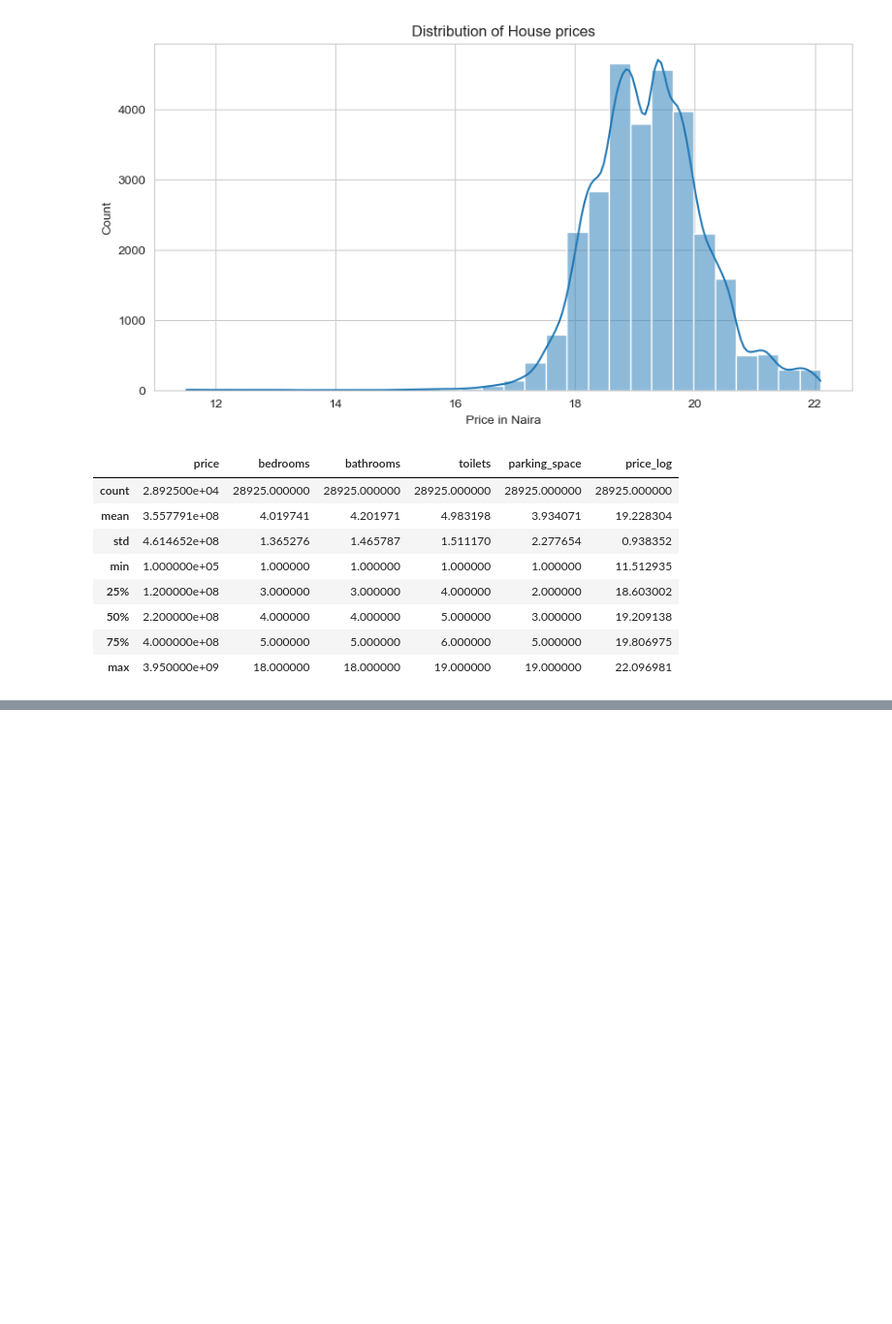
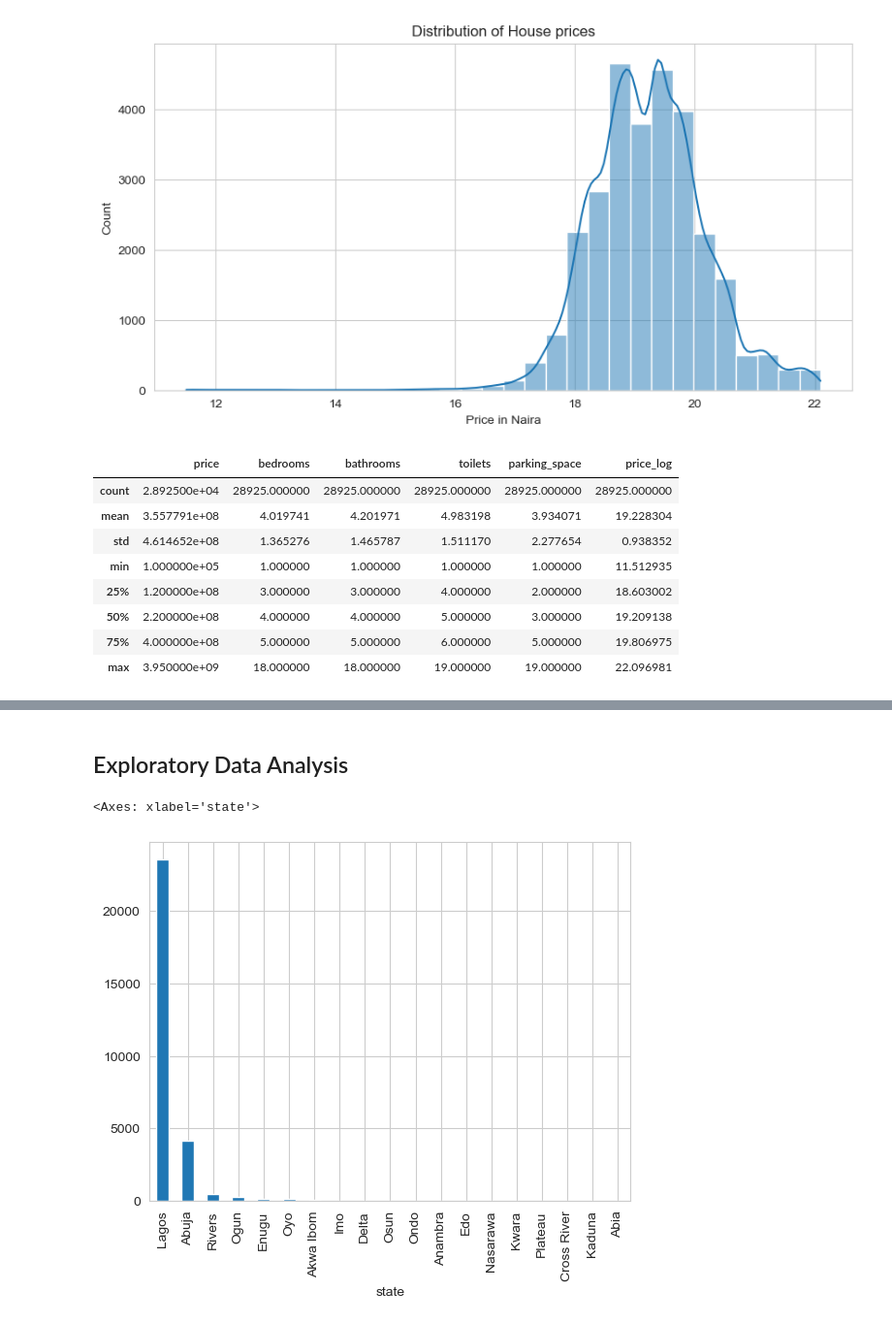
Before and after one commit to kingksjo/ng_houses, a Jupyter notebook: houses_analysis.ipynb, the cells around one changed output, grey strips where cells are left out. Shown at 97% size. Cells and saved outputs as stored; diff of their text form; code cells hidden in the pictures; blank space fills up the shorter version.

```diff
--- a/houses_analysis.ipynb
+++ b/houses_analysis.ipynb
@@ -265,3 +265,4 @@ data.describe()
 | max | 3.950000e+09 | 18.000000 | 18.000000 | 19.000000 | 19.000000 | 22.096981 |
 # %%
 data["type_of_house"] = data["type_of_house"].str.replace(" for sale", "")
+data = data[~data["type_of_house"].str.contains("hotel")]
@@ -267,0 +289,24 @@ data["type_of_house"] = data["type_of_house"].str.replace(" for sale", "")
+# %%
+def categorize_house_type(text):
+    if 'block of flats' in text:
+        return 'Block of Flats'
+    elif 'flat / apartment' in text:
+        return 'Flat / Apartment'
+    elif 'detached duplex' in text:
+        return 'Detached Duplex'
+    elif 'semi-detached duplex' in text:
+        return 'Semi-Detached Duplex'
+    elif 'terraced duplex' in text:
+        return 'Terraced Duplex'
+    elif 'detached bungalow' in text:
+        return 'Detached Bungalow'
+    elif 'semi-detached bungalow' in text:
+        return 'Semi-Detached Bungalow'
+    elif 'terraced bungalow' in text:
+        return 'Terraced Bungalow'
+    elif any(word in text for word in ['restaurant', 'office', 'hostel', 'commercial']):
+        return 'Commercial Property'
+    else:
+        return text
+# %%
+data['house_category'] = data['type_of_house'].apply(categorize_house_type)
@@ -267,0 +324,7 @@ data["type_of_house"] = data["type_of_house"].str.replace(" for sale", "")
+# %% [markdown]
+## Exploratory Data Analysis
+# %%
+data["state"].value_counts().plot(kind="bar")
+# %% [output]
+<Axes: xlabel='state'>
+[figure, added]
```
Also changed, not shown: parts of 26 cells of this notebook.
